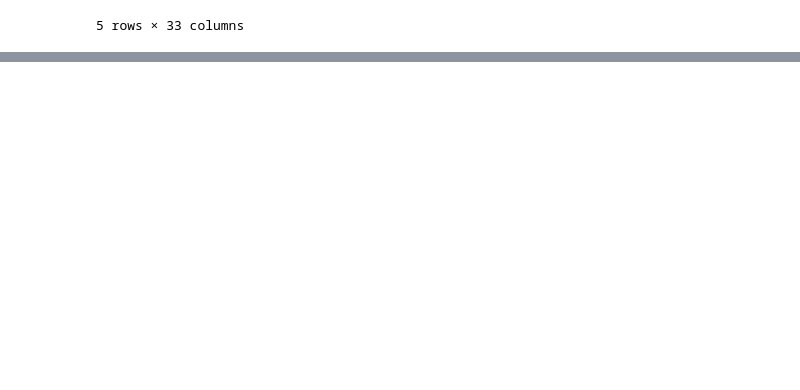
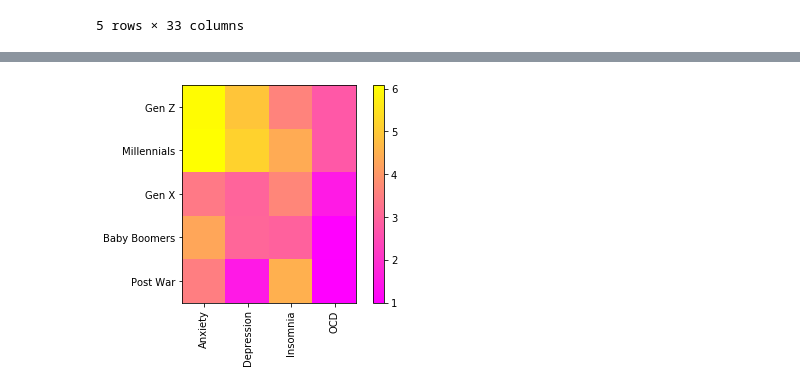
Before and after one commit to acosta109/Project-1, a Jupyter notebook: mental_health_code_anthony.ipynb, the cells around one changed output, grey strips where cells are left out. Drawn from its saved outputs; the diff is of its cells as text; code cells hidden in the pictures; blank space fills up the shorter version.

Commit message:
I made some heatmaps to analyse and discuss with the group.

```diff
--- a/mental_health_code_anthony.ipynb
+++ b/mental_health_code_anthony.ipynb
@@ -47,0 +39,5 @@ dtype: int64
+# %%
+age_bins = [10, 26, 42, 58,  77, 95]
+age_labels = ['Gen Z', 'Millennials', 'Gen X', 'Baby Boomers', 'Post War']
+mental_health_data_df['Generation'] = pd.cut(mental_health_data_df['Age'], age_bins, labels=age_labels)
+mental_health_data_df.head()
@@ -47,0 +52,3 @@ dtype: int64
+# %%
+mental_health_data_df.set_index('Generation', inplace=True)
+mental_health_data_df.head()
@@ -47,0 +64,6 @@ dtype: int64
+# %%
+generation_groups = mental_health_data_df.groupby('Generation')
+mean_by_generation = generation_groups.mean()
+del mean_by_generation['Age']
+del mean_by_generation['Hours per day']
+mean_by_generation
@@ -47,0 +91,18 @@ dtype: int64
+# %%
+mental_illness_labels = ['Anxiety', 'Depression', 'Insomnia', 'OCD']
+fig, ax = plt.subplots()
+#create heat map
+mean_im = ax.imshow(mean_by_generation, cmap = 'spring')
+#add colourbar
+cbar = ax.figure.colorbar(mean_im, ax=ax)
+
+# add labels
+ax.set_yticks(np.arange(len(age_labels)))
+ax.set_yticklabels(age_labels)
+ax.set_xticks(np.arange(len(mental_illness_labels)))
+ax.set_xticklabels(mental_illness_labels, rotation=90)
+
+# display plot
+plt.show()
+# %% [output]
+[figure, added]
```
Also changed, not shown: parts of 7 cells of this notebook, 1 other file.
